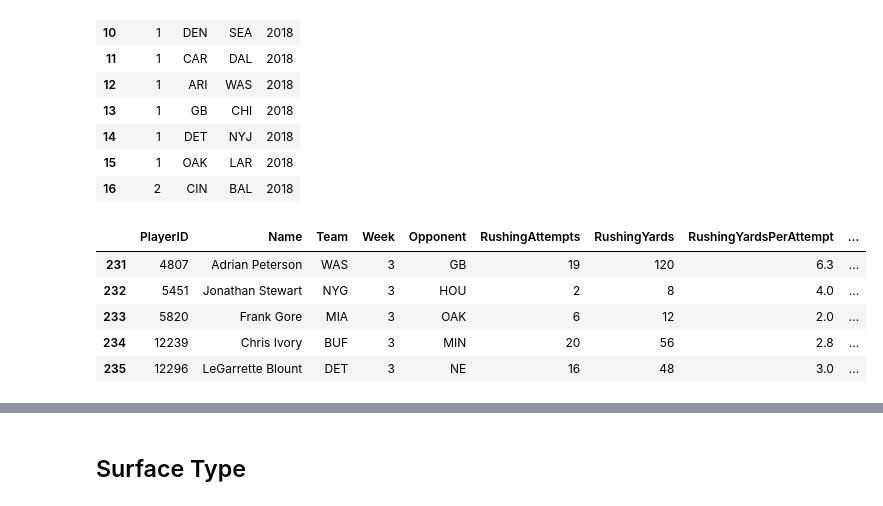
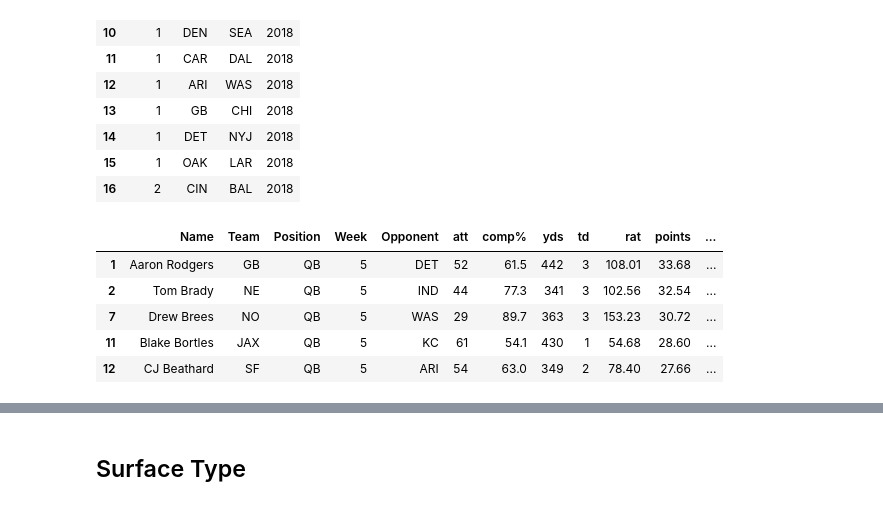
Before and after one commit to bobbdyai73/draftkings, a Jupyter notebook: positional_dataframe_weekly_update.ipynb, the cells around one changed output, grey strips where cells are left out. Cells and saved outputs as stored; diff of their text form; code cells hidden in the pictures.

```diff
--- a/positional_dataframe_weekly_update.ipynb
+++ b/positional_dataframe_weekly_update.ipynb
@@ -261 +310,3 @@ wk5.drop(['comp','yds/att','int','ru_att','ru_yds','ru_yds/att','ru_td'], axis=1
+# %%
+wk6['games'] = 0
 # %%
@@ -268 +317,4 @@ Index(['PlayerID', 'Name', 'Team', 'Week', 'Opponent', 'att', 'yds', 'yds/att',
       dtype='object')
+# %%
+wk6.drop(['Rank','PlayerID','FantasyPointsPerGameDraftKings'], axis=1, inplace=True)
+wk6.columns
@@ -268,0 +325,3 @@ Index(['PlayerID', 'Name', 'Team', 'Week', 'Opponent', 'att', 'yds', 'yds/att',
+# %%
+wk6 = add_defensive_rank(wk6, def_2018, 'qb')
+wk6.head()
@@ -632,9 +766,13 @@ week4 = df[df['Week']==4]
+# %%
+
+week5 = wk6[wk6['Week']==5]
+week6 = wk6[wk6['Week']==6]
 # %%
-week3.head()
+week5.head()
 # %% [output]
-|  | PlayerID | Name | Team | Week | Opponent | RushingAttempts | RushingYards | RushingYardsPerAttempt | ... |
-| 231 | 4807 | Adrian Peterson | WAS | 3 | GB | 19 | 120 | 6.3 | ... |
-| 232 | 5451 | Jonathan Stewart | NYG | 3 | HOU | 2 | 8 | 4.0 | ... |
-| 233 | 5820 | Frank Gore | MIA | 3 | OAK | 6 | 12 | 2.0 | ... |
-| 234 | 12239 | Chris Ivory | BUF | 3 | MIN | 20 | 56 | 2.8 | ... |
-| 235 | 12296 | LeGarrette Blount | DET | 3 | NE | 16 | 48 | 3.0 | ... |
+|  | Name | Team | Position | Week | Opponent | att | comp% | yds | td | rat | points | ... |
+| 1 | Aaron Rodgers | GB | QB | 5 | DET | 52 | 61.5 | 442 | 3 | 108.01 | 33.68 | ... |
+| 2 | Tom Brady | NE | QB | 5 | IND | 44 | 77.3 | 341 | 3 | 102.56 | 32.54 | ... |
+| 7 | Drew Brees | NO | QB | 5 | WAS | 29 | 89.7 | 363 | 3 | 153.23 | 30.72 | ... |
+| 11 | Blake Bortles | JAX | QB | 5 | KC | 61 | 54.1 | 430 | 1 | 54.68 | 28.60 | ... |
+| 12 | CJ Beathard | SF | QB | 5 | ARI | 54 | 63.0 | 349 | 2 | 78.40 | 27.66 | ... |
```
Also changed, not shown: parts of 72 cells of this notebook, 34 other files.
